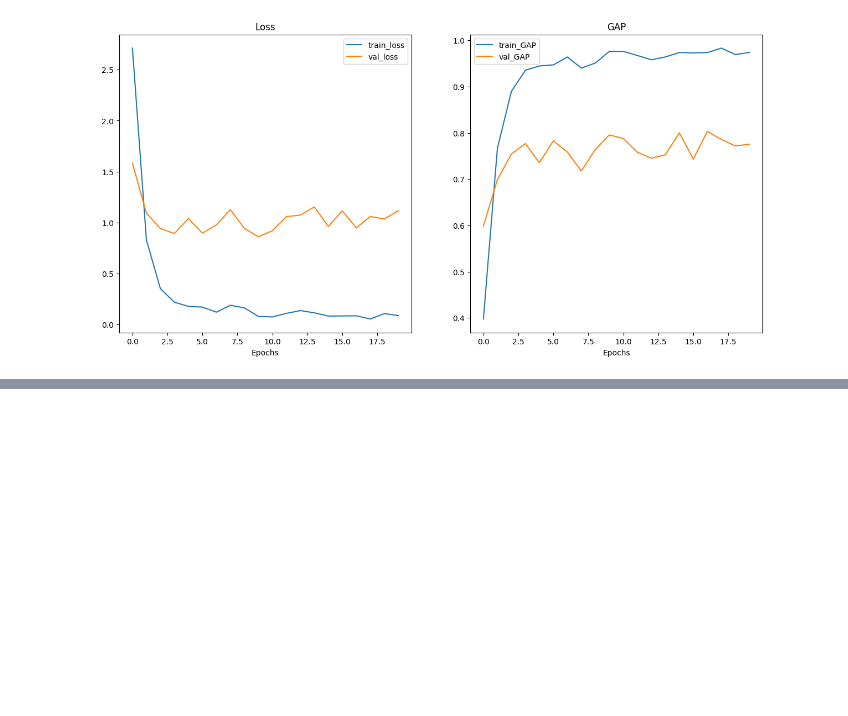
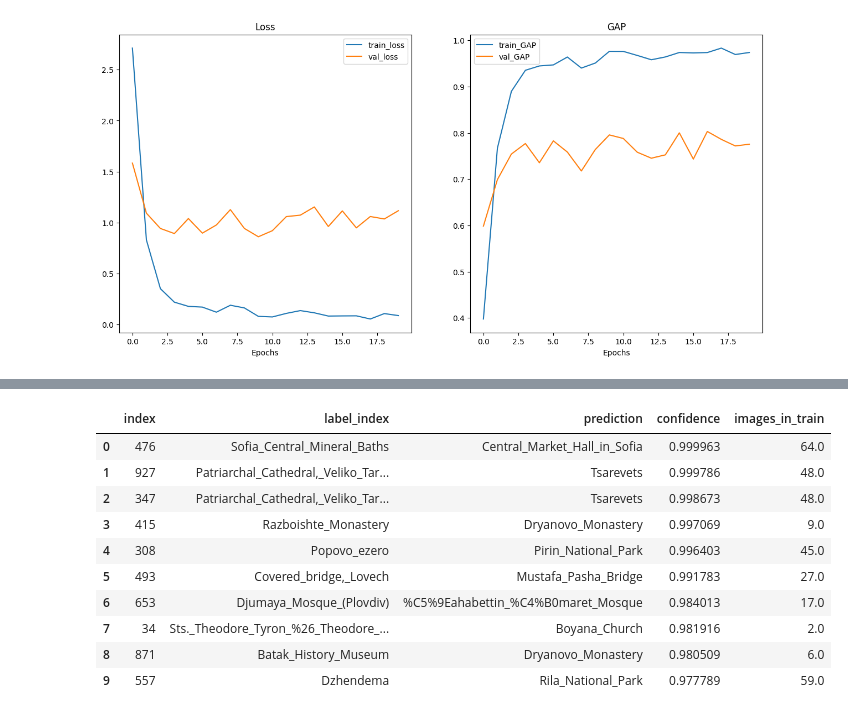
Before and after one commit to davidpetrov/Google-Landmark-Recognition-2021, a Jupyter notebook: bg_hybrid_methods.ipynb, the cells around one changed output, grey strips where cells are left out. Drawn from its saved outputs; the diff is of its cells as text; code cells hidden in the pictures; blank space fills up the shorter version.

```diff
--- a/bg_hybrid_methods.ipynb
+++ b/bg_hybrid_methods.ipynb
@@ -271,0 +488,15 @@ train_utils.plot_loss_curves(results_b1)
+# %%
+# Top 10 wrong predictions
+wrong_predictions.head(10)
+# %% [output]
+|  | index | label_index | prediction | confidence | images_in_train |
+| 0 | 476 | Sofia_Central_Mineral_Baths | Central_Market_Hall_in_Sofia | 0.999963 | 64.0 |
+| 1 | 927 | Patriarchal_Cathedral,_Veliko_Tar... | Tsarevets | 0.999786 | 48.0 |
+| 2 | 347 | Patriarchal_Cathedral,_Veliko_Tar... | Tsarevets | 0.998673 | 48.0 |
+| 3 | 415 | Razboishte_Monastery | Dryanovo_Monastery | 0.997069 | 9.0 |
+| 4 | 308 | Popovo_ezero | Pirin_National_Park | 0.996403 | 45.0 |
+| 5 | 493 | Covered_bridge,_Lovech | Mustafa_Pasha_Bridge | 0.991783 | 27.0 |
+| 6 | 653 | Djumaya_Mosque_(Plovdiv) | %C5%9Eahabettin_%C4%B0maret_Mosque | 0.984013 | 17.0 |
+| 7 | 34 | Sts._Theodore_Tyron_%26_Theodore_... | Boyana_Church | 0.981916 | 2.0 |
+| 8 | 871 | Batak_History_Museum | Dryanovo_Monastery | 0.980509 | 6.0 |
+| 9 | 557 | Dzhendema | Rila_National_Park | 0.977789 | 59.0 |
```
Also changed, not shown: parts of 19 cells of this notebook, 1 other file.
